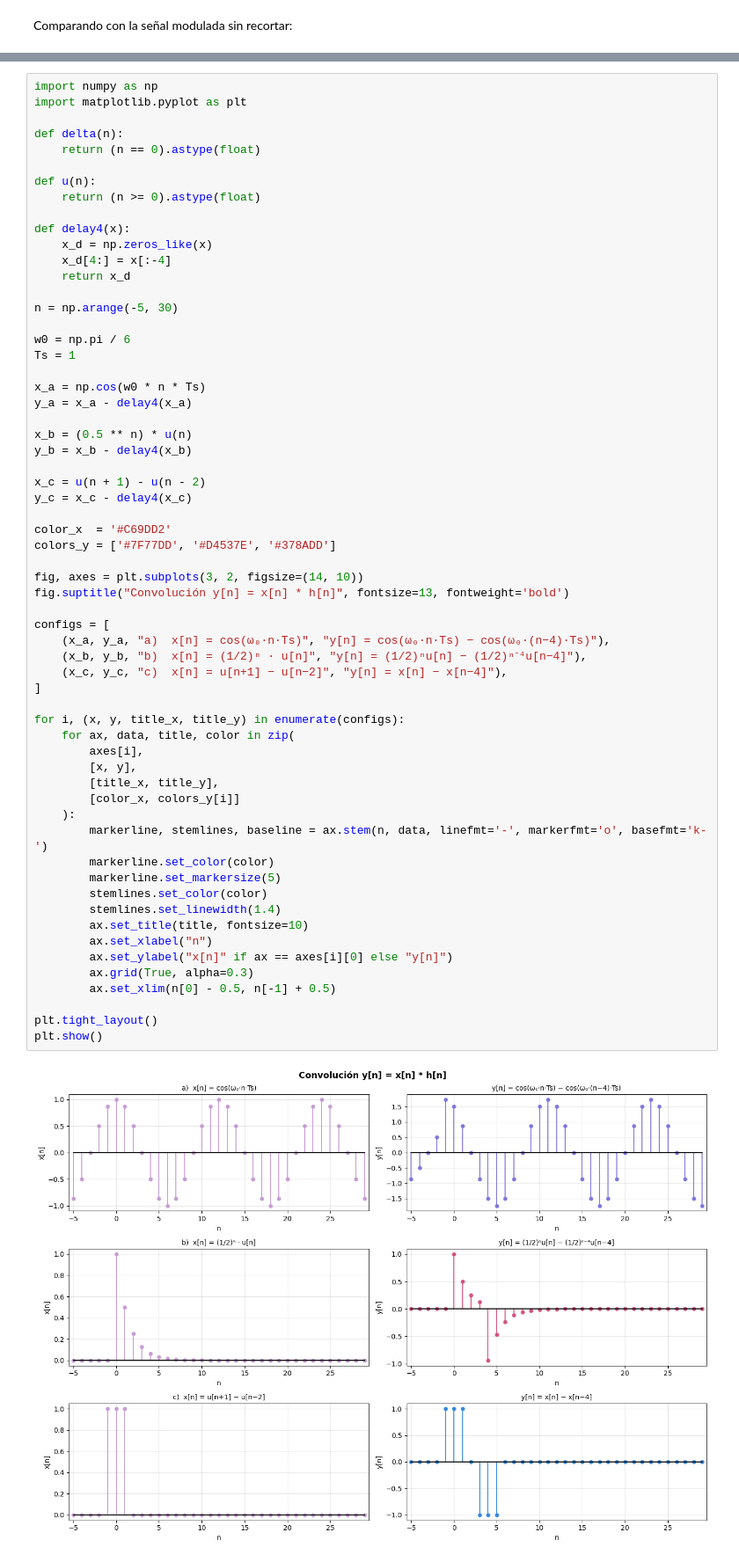
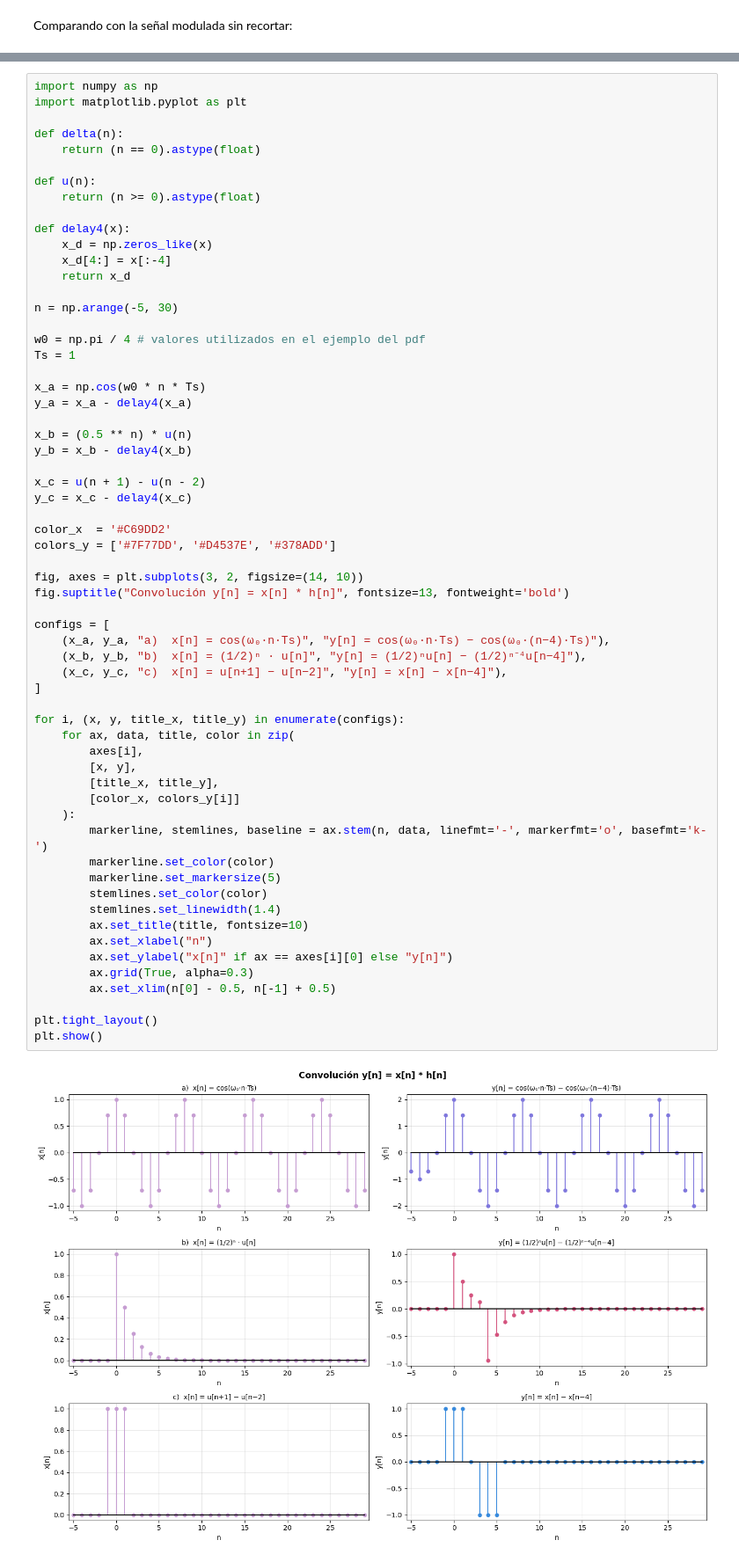
Before and after one commit to moradelacorte/APS, a Jupyter notebook: Mis_trabajos/TS1.ipynb, the cells around one changed output, grey strips where cells are left out. Shown at 88% size. Saved outputs shown, nothing was run; the diff lists cells and outputs as text.

```diff
--- a/Mis_trabajos/TS1.ipynb
+++ b/Mis_trabajos/TS1.ipynb
@@ -419,7 +471,7 @@ def delay4(x):
 
 n = np.arange(-5, 30)
 
-w0 = np.pi / 6
+w0 = np.pi / 4 # valores utilizados en el ejemplo del pdf
 Ts = 1
 
 x_a = np.cos(w0 * n * Ts)
@@ -437,31 +489,31 @@ colors_y = ['#7F77DD', '#D4537E', '#378ADD']
 fig, axes = plt.subplots(3, 2, figsize=(14, 10))
 fig.suptitle("Convolución y[n] = x[n] * h[n]", fontsize=13, fontweight='bold')
 
 configs = [
     (x_a, y_a, "a)  x[n] = cos(ω₀·n·Ts)", "y[n] = cos(ω₀·n·Ts) − cos(ω₀·(n−4)·Ts)"),
     (x_b, y_b, "b)  x[n] = (1/2)ⁿ · u[n]", "y[n] = (1/2)ⁿu[n] − (1/2)ⁿ⁻⁴u[n−4]"),
     (x_c, y_c, "c)  x[n] = u[n+1] − u[n−2]", "y[n] = x[n] − x[n−4]"),
 ]
 
 for i, (x, y, title_x, title_y) in enumerate(configs):
     for ax, data, title, color in zip(
         axes[i],
         [x, y],
         [title_x, title_y],
         [color_x, colors_y[i]]
     ):
         markerline, stemlines, baseline = ax.stem(n, data, linefmt='-', markerfmt='o', basefmt='k-')
         markerline.set_color(color)
         markerline.set_markersize(5)
         stemlines.set_color(color)
         stemlines.set_linewidth(1.4)
         ax.set_title(title, fontsize=10)
         ax.set_xlabel("n")
         ax.set_ylabel("x[n]" if ax == axes[i][0] else "y[n]")
         ax.grid(True, alpha=0.3)
         ax.set_xlim(n[0] - 0.5, n[-1] + 0.5)
 
 plt.tight_layout()
 plt.show()
 # %% [output]
-[figure, old version]
+[figure, new version]
```
Also changed, not shown: parts of 23 cells of this notebook, 1 other file.
